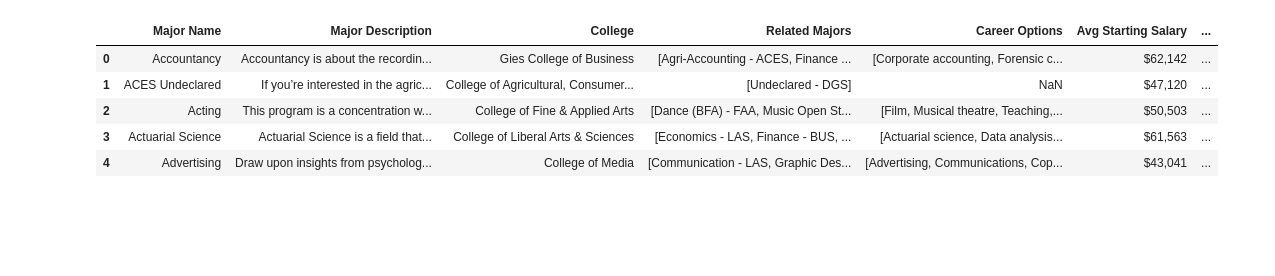
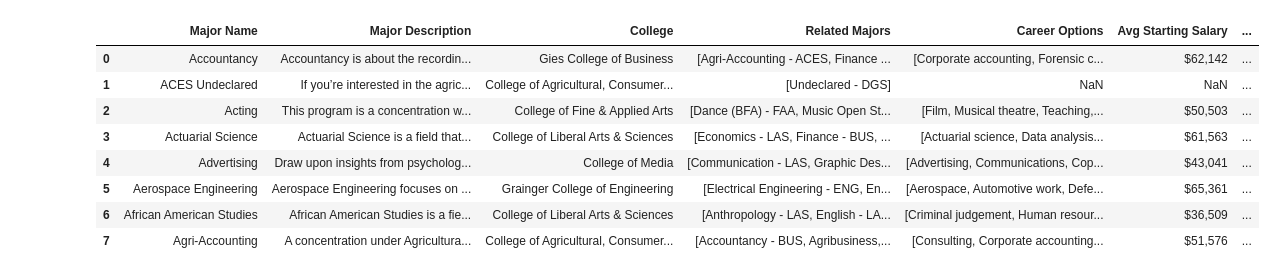
Before and after one commit to YashSukhwani/UIUC-Majors-Analysis, a Jupyter notebook: Job Info.ipynb, the cells around one changed output. Cells and saved outputs as stored; diff of their text form; code cells hidden in the pictures; blank space fills up the shorter version.

```diff
--- a/Job Info.ipynb
+++ b/Job Info.ipynb
@@ -190,9 +246,0 @@ KeyboardInterrupt:
-# %%
-info.head()
-# %% [output]
-|  | Major Name | Major Description | College | Related Majors | Career Options | Avg Starting Salary | ... |
-| 0 | Accountancy | Accountancy is about the recordin... | Gies College of Business | [Agri-Accounting - ACES, Finance ... | [Corporate accounting, Forensic c... | $62,142 | ... |
-| 1 | ACES Undeclared | If you’re interested in the agric... | College of Agricultural, Consumer... | [Undeclared - DGS] | NaN | $47,120 | ... |
-| 2 | Acting | This program is a concentration w... | College of Fine & Applied Arts | [Dance (BFA) - FAA, Music Open St... | [Film, Musical theatre, Teaching,... | $50,503 | ... |
-| 3 | Actuarial Science | Actuarial Science is a field that... | College of Liberal Arts & Sciences | [Economics - LAS, Finance - BUS, ... | [Actuarial science, Data analysis... | $61,563 | ... |
-| 4 | Advertising | Draw upon insights from psycholog... | College of Media | [Communication - LAS, Graphic Des... | [Advertising, Communications, Cop... | $43,041 | ... |
@@ -211,0 +253,15 @@ info.head()
+# %%
+info[0:8]
+
+# Look at Linguistics. Notice that the salary column is not filled correctly. Fix that.
+# Create a separate dataframe that only contains complete records.
+# %% [output]
+|  | Major Name | Major Description | College | Related Majors | Career Options | Avg Starting Salary | ... |
+| 0 | Accountancy | Accountancy is about the recordin... | Gies College of Business | [Agri-Accounting - ACES, Finance ... | [Corporate accounting, Forensic c... | $62,142 | ... |
+| 1 | ACES Undeclared | If you’re interested in the agric... | College of Agricultural, Consumer... | [Undeclared - DGS] | NaN | NaN | ... |
+| 2 | Acting | This program is a concentration w... | College of Fine & Applied Arts | [Dance (BFA) - FAA, Music Open St... | [Film, Musical theatre, Teaching,... | $50,503 | ... |
+| 3 | Actuarial Science | Actuarial Science is a field that... | College of Liberal Arts & Sciences | [Economics - LAS, Finance - BUS, ... | [Actuarial science, Data analysis... | $61,563 | ... |
+| 4 | Advertising | Draw upon insights from psycholog... | College of Media | [Communication - LAS, Graphic Des... | [Advertising, Communications, Cop... | $43,041 | ... |
+| 5 | Aerospace Engineering | Aerospace Engineering focuses on ... | Grainger College of Engineering | [Electrical Engineering - ENG, En... | [Aerospace, Automotive work, Defe... | $65,361 | ... |
+| 6 | African American Studies | African American Studies is a fie... | College of Liberal Arts & Sciences | [Anthropology - LAS, English - LA... | [Criminal judgement, Human resour... | $36,509 | ... |
+| 7 | Agri-Accounting | A concentration under Agricultura... | College of Agricultural, Consumer... | [Accountancy - BUS, Agribusiness,... | [Consulting, Corporate accounting... | $51,576 | ... |
```
Also changed, not shown: parts of 24 cells of this notebook, 1 other file.
